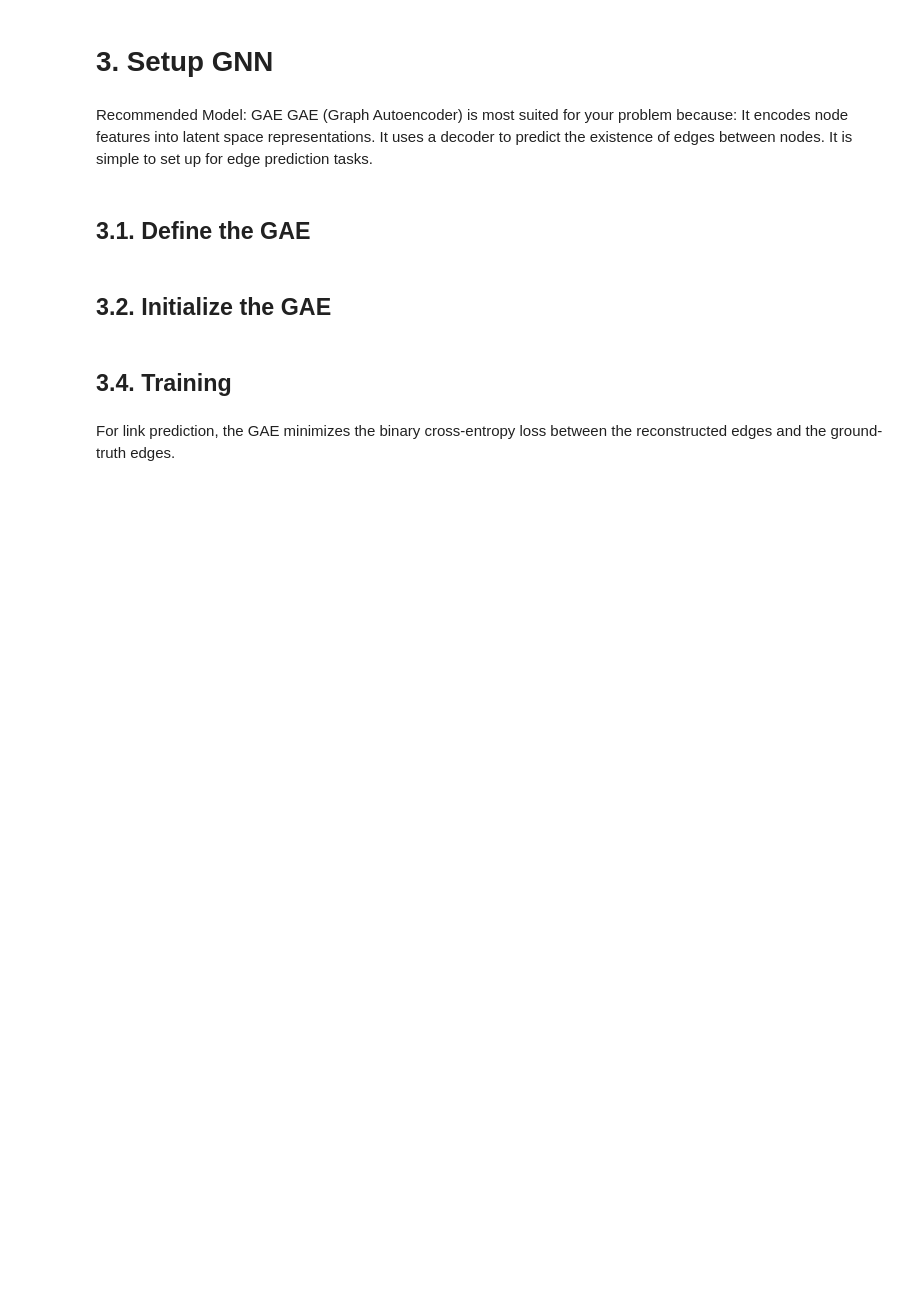
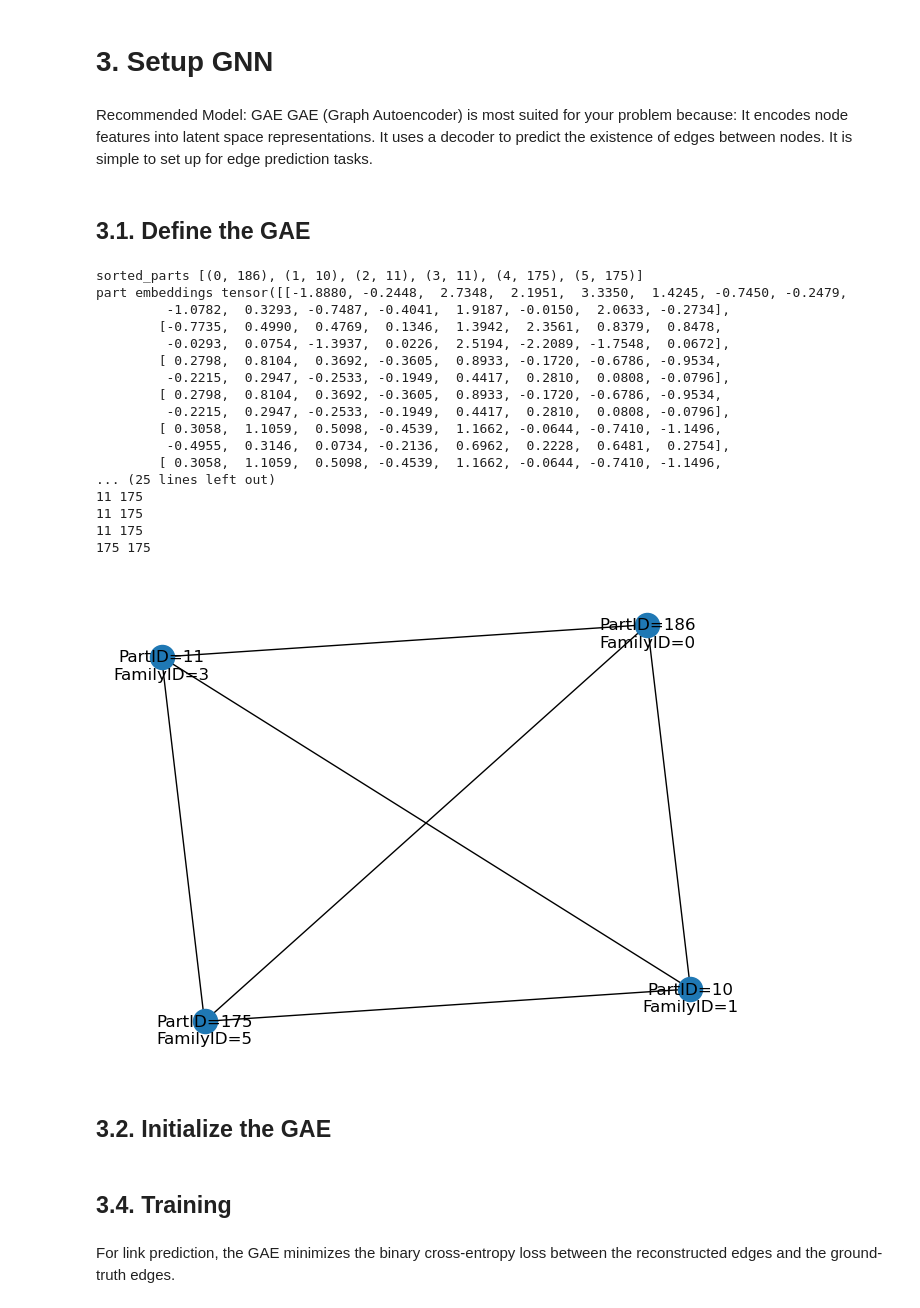
Before and after one commit to javajonny/ai-lecture-project, a Jupyter notebook: predict_GNN.ipynb, the cells around one changed output. Drawn from its saved outputs; the diff is of its cells as text; code cells hidden in the pictures; blank space fills up the shorter version.

Commit message:
Prediction

```diff
--- a/predict_GNN.ipynb
+++ b/predict_GNN.ipynb
@@ -34,6 +39,7 @@ min_count=1                 # Minimum occurrences of a node in the walks to incl
 sg=1                        # Use Skip-Gram (sg=1) instead of CBOW (sg=0)
 workers=4                   # Number of CPU threads to use
 embedding_model_epochs=50   # Number of training epochs
+edge_threshold=0.5          # Threshold when an edge might be added
 
 # GAE model:
 learning_rate = 0.01
@@ -107,8 +113,8 @@ class GraphDataset(Dataset):
 ### 1.2.2 Read Datasets
 # %%
 training_set = GraphDataset("data/graphs.dat", train = True, seed=SEED)
-#validation_set = GraphDataset("data/graphs.dat", validation = True, seed=SEED)
-#testing_set = GraphDataset("data/graphs.dat", test = True, seed=SEED)
+validation_set = GraphDataset("data/graphs.dat", validation = True, seed=SEED)
+testing_set = GraphDataset("data/graphs.dat", test = True, seed=SEED)
 # %% [markdown]
 ### 1.2.3 Prepare Part and Edge Data for all graphs
 # %%
@@ -284,3 +350,35 @@ class GCNEncoder(torch.nn.Module):
+# %%
+testing_list = []
+
+for graph in validation_set:
+    parts = create_part_list(graph)
+    partList = []
+    for part in parts:
+        partList.append((part[0], int(part[1])))
+    testing_list.append(partList)
+
+gcn_model = GCNEncoderModel()
+predicted_graph = gcn_model.predict_graph(testing_list[example_graph])
+predicted_graph.draw()
+# %% [output]
+sorted_parts [(0, 186), (1, 10), (2, 11), (3, 11), (4, 175), (5, 175)]
+part embeddings tensor([[-1.8880, -0.2448,  2.7348,  2.1951,  3.3350,  1.4245, -0.7450, -0.2479,
+         -1.0782,  0.3293, -0.7487, -0.4041,  1.9187, -0.0150,  2.0633, -0.2734],
+        [-0.7735,  0.4990,  0.4769,  0.1346,  1.3942,  2.3561,  0.8379,  0.8478,
+         -0.0293,  0.0754, -1.3937,  0.0226,  2.5194, -2.2089, -1.7548,  0.0672],
+        [ 0.2798,  0.8104,  0.3692, -0.3605,  0.8933, -0.1720, -0.6786, -0.9534,
+         -0.2215,  0.2947, -0.2533, -0.1949,  0.4417,  0.2810,  0.0808, -0.0796],
+        [ 0.2798,  0.8104,  0.3692, -0.3605,  0.8933, -0.1720, -0.6786, -0.9534,
+         -0.2215,  0.2947, -0.2533, -0.1949,  0.4417,  0.2810,  0.0808, -0.0796],
+        [ 0.3058,  1.1059,  0.5098, -0.4539,  1.1662, -0.0644, -0.7410, -1.1496,
+         -0.4955,  0.3146,  0.0734, -0.2136,  0.6962,  0.2228,  0.6481,  0.2754],
+        [ 0.3058,  1.1059,  0.5098, -0.4539,  1.1662, -0.0644, -0.7410, -1.1496,
+... (25 lines left out)
+11 175
+11 175
+11 175
+175 175
+[figure, added]
 # %% [markdown]
 ## 3.2. Initialize the GAE
 # %%
```
Also changed, not shown: parts of 11 cells of this notebook, 1 other file.
